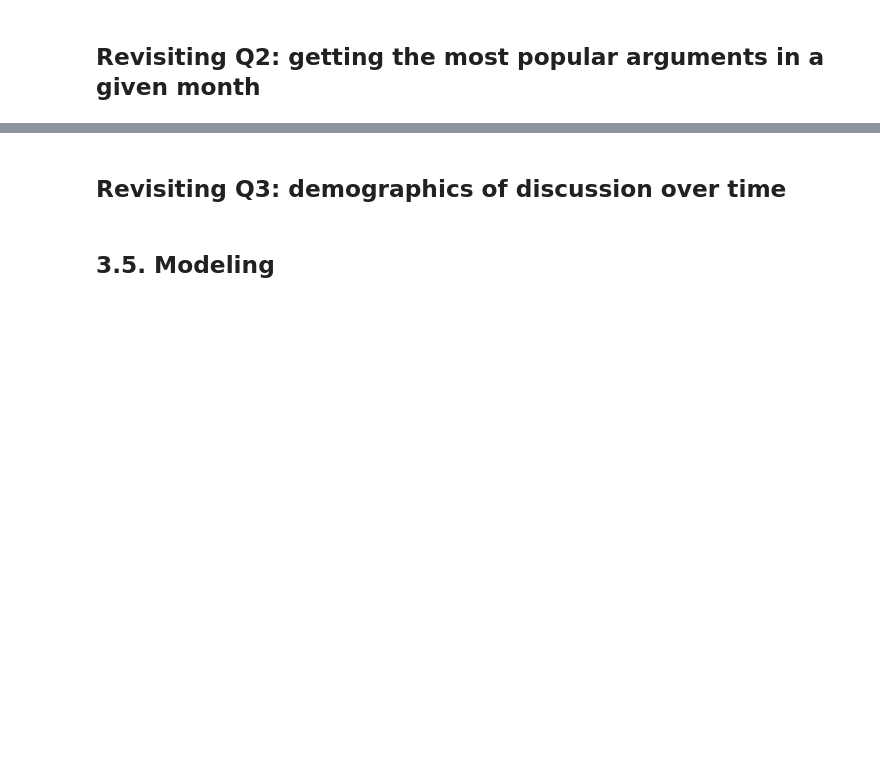
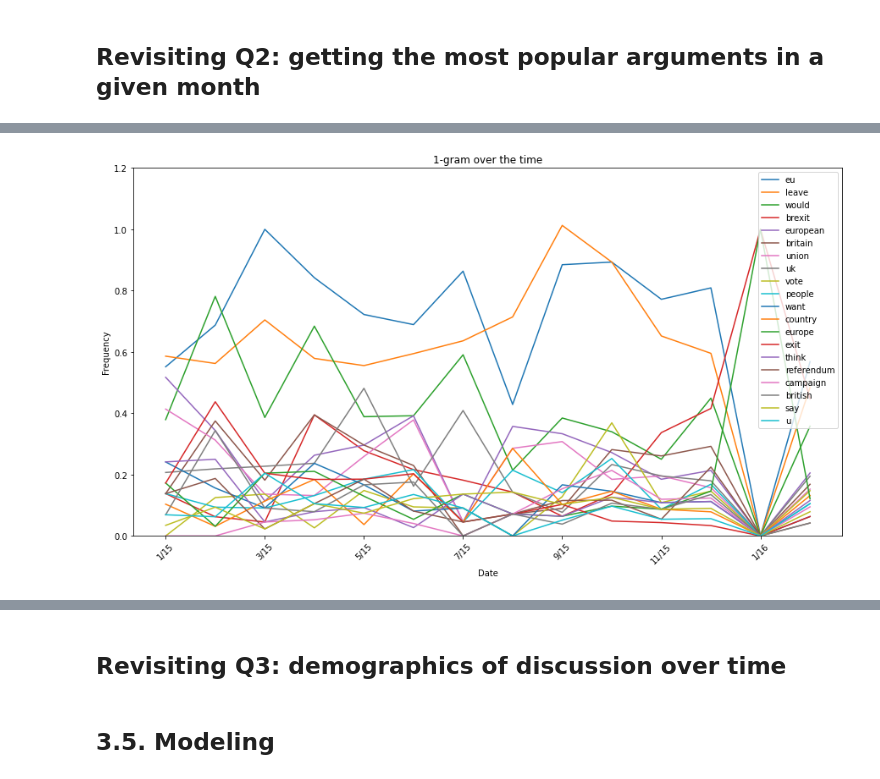
Before and after one commit to epfl-ada/ada-2021-project-kava, a Jupyter notebook: milestone2_template.ipynb, the cells around one changed output, grey strips where cells are left out. Cells and saved outputs as stored; diff of their text form; code cells hidden in the pictures; blank space fills up the shorter version.

```diff
--- a/milestone2_template.ipynb
+++ b/milestone2_template.ipynb
@@ -2392,0 +2337,89 @@ plot_grams_month(one_top20_pre_campaign, gram='1')
+# %%
+def plot_grams_month(df, gram = '1', ylim=[0,1]):
+    fig, axs = plt.subplots(1, 1,figsize=(15,8))
+    df.plot(x='date', ax=axs)
+    plt.title(f'{gram}-gram over the time')
+    plt.xlabel('Date')
+    plt.xticks(rotation=45)
+    plt.ylabel('Frequency')
+    plt.ylim(ylim)
+    plt.legend()
+    plt.show()
+
+def get_grams(words):
+    words_all = nltk.FreqDist(words)
+    #Bigrams
+    bigrm = list(nltk.bigrams(words))
+    words_2 = nltk.FreqDist(bigrm)
+    #Trigrams
+    trigrm = list(nltk.trigrams(words))
+    words_3 = nltk.FreqDist(trigrm)
+    return words_all, words_2, words_3
+
+def calculate_grams(df, month, year):
+    data = get_by_month(df, month, year)
+    words=[]
+    for i in range(len(data)):
+        words = words + data['quotation_cleaned'].iloc[i]
+    words_1 = nltk.FreqDist(words)
+    #Bigrams
+    bigrm = list(nltk.bigrams(words))
+    words_2 = nltk.FreqDist(bigrm)
+    #Trigrams
+    trigrm = list(nltk.trigrams(words))
+    words_3 = nltk.FreqDist(trigrm)
+    return words, [f"{month}/{year % 100}", len(data), words_1, words_2, words_3]
+
+def calculate_grams_week(df, week, year):
+    data = get_by_week(df, week, year)
+    words=[]
+    for i in range(len(data)):
+        words = words + data['quotation_cleaned'].iloc[i]
+    words_1 = nltk.FreqDist(words)
+    #Bigrams
+    bigrm = list(nltk.bigrams(words))
+    words_2 = nltk.FreqDist(bigrm)
+    #Trigrams
+    trigrm = list(nltk.trigrams(words))
+    words_3 = nltk.FreqDist(trigrm)
+    return words, [f"{week}/{year % 100}", len(data), words_1, words_2, words_3]
+
+def data_to_frequency(df, freq, gram = '1'):
+    top_20 = freq.most_common(20)
+    columns = ['date']
+    columns.extend(map(lambda x: x[0], top_20))
+    result = pd.DataFrame(columns=columns)
+    for i in range(len(df)):
+        data = df.iloc[i]
+        row = [data.date]
+        for word in columns[1:]:
+            row.append((data[f"freq_dist_{gram}"][word] / data.total) if data.total > 0 else np.nan)
+        result.loc[len(result.index)] = row
+    return result
+# For a given week/month: get n-grams, store 10 most popular phrases in a given week/month (how? percentage of all quotes? regular score from 10 to 1?)
+# Store top 20 most popular phrases all-time, only care about these on per-month/week basis
+
+# So this is how we get data. Here's how to move next:
+# 1. Calculate FreqDist for all these periods, all while keeping overall freqdist later on (or just use common bag of words)
+grams_pre_campaign = pd.DataFrame(columns=['date', 'total', 'freq_dist_1', 'freq_dist_2', 'freq_dist_3'])
+all_words = []
+for month in range(1,13):
+    words, row = calculate_grams(pre_campaign_quotes_with_sentiment, month, 2015)
+    all_words.extend(words)
+    grams_pre_campaign.loc[len(grams_pre_campaign.index)] = row
+for month in range(1,3): # February 20, 2016 - Week 7
+    words, row = calculate_grams(pre_campaign_quotes_with_sentiment, month, 2016)
+    all_words.extend(words)
+    grams_pre_campaign.loc[len(grams_pre_campaign.index)] = row
+# 2. Use general freqdist to get top 20 words in the period
+words_all, words_2, words_3 = get_grams(all_words)
+# 3. Create new table per week/month, which contains relative frequency for these 20 words
+one_top20_1_pre_campaign = data_to_frequency(grams_pre_campaign, words_all, gram='1')
+one_top20_2_pre_campaign = data_to_frequency(grams_pre_campaign, words_2, gram='2')
+one_top20_3_pre_campaign = data_to_frequency(grams_pre_campaign, words_3, gram='3')
+# 4. Plot that!
+plot_grams_month(one_top20_1_pre_campaign, gram='1', ylim=[0,1.2])
+plot_grams_month(one_top20_2_pre_campaign, gram='2', ylim=[0,0.65])
+plot_grams_month(one_top20_3_pre_campaign, gram='3', ylim=[0,0.25])
+# %% [output]
+[figure, added]
```
Also changed, not shown: parts of 10 cells of this notebook.
